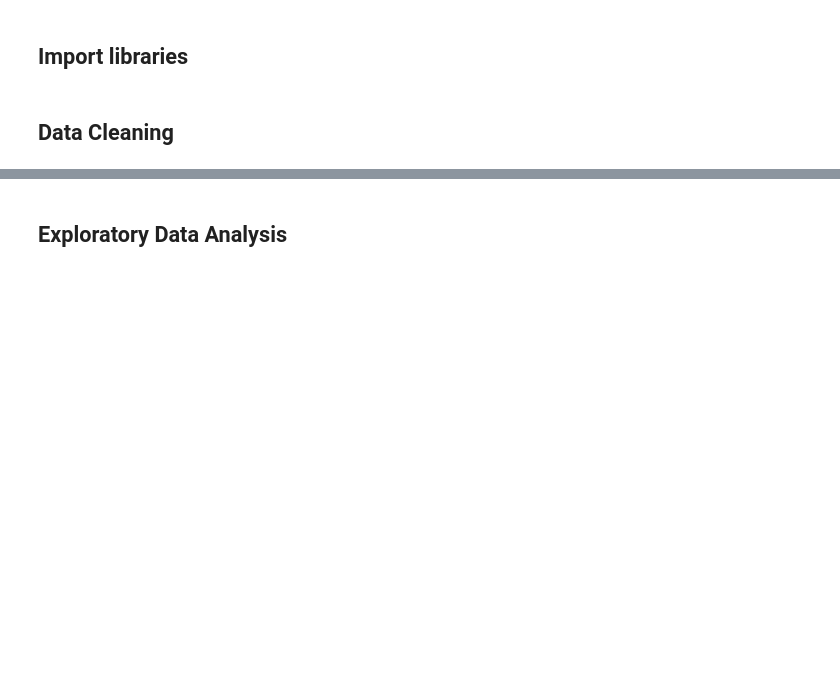
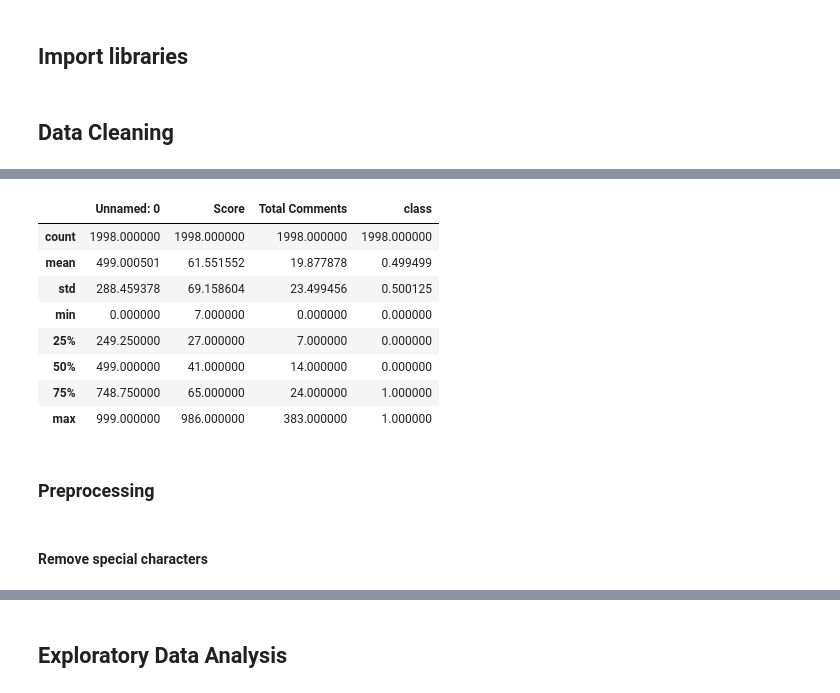
Before and after one commit to MrKiasu/DSI_39-Project_3, a Jupyter notebook: code/02 clean_eda_modelling.ipynb, the cells around one changed output, grey strips where cells are left out. Drawn from its saved outputs; the diff is of its cells as text; code cells hidden in the pictures; blank space fills up the shorter version.

```diff
--- a/code/02 clean_eda_modelling.ipynb
+++ b/code/02 clean_eda_modelling.ipynb
@@ -70,4 +89,21 @@ df["class"].value_counts()
 Name: class, dtype: int64
+# %%
+# Dataframe info
+df.describe()
+# %% [output]
+|  | Unnamed: 0 | Score | Total Comments | class |
+| count | 1998.000000 | 1998.000000 | 1998.000000 | 1998.000000 |
+| mean | 499.000501 | 61.551552 | 19.877878 | 0.499499 |
+| std | 288.459378 | 69.158604 | 23.499456 | 0.500125 |
+| min | 0.000000 | 7.000000 | 0.000000 | 0.000000 |
+| 25% | 249.250000 | 27.000000 | 7.000000 | 0.000000 |
+| 50% | 499.000000 | 41.000000 | 14.000000 | 0.000000 |
+| 75% | 748.750000 | 65.000000 | 24.000000 | 1.000000 |
+| max | 999.000000 | 986.000000 | 383.000000 | 1.000000 |
+# %% [markdown]
+### Preprocessing
+# %% [markdown]
+#### Remove special characters
 # %%
 # Remove punctuations and standardise to lowercase
 
```
Also changed, not shown: parts of 66 cells of this notebook.
